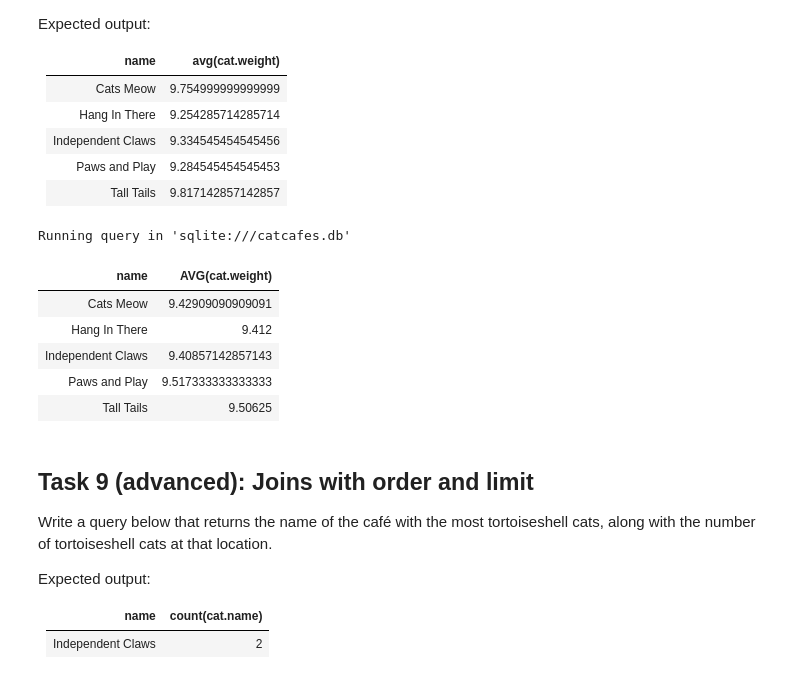
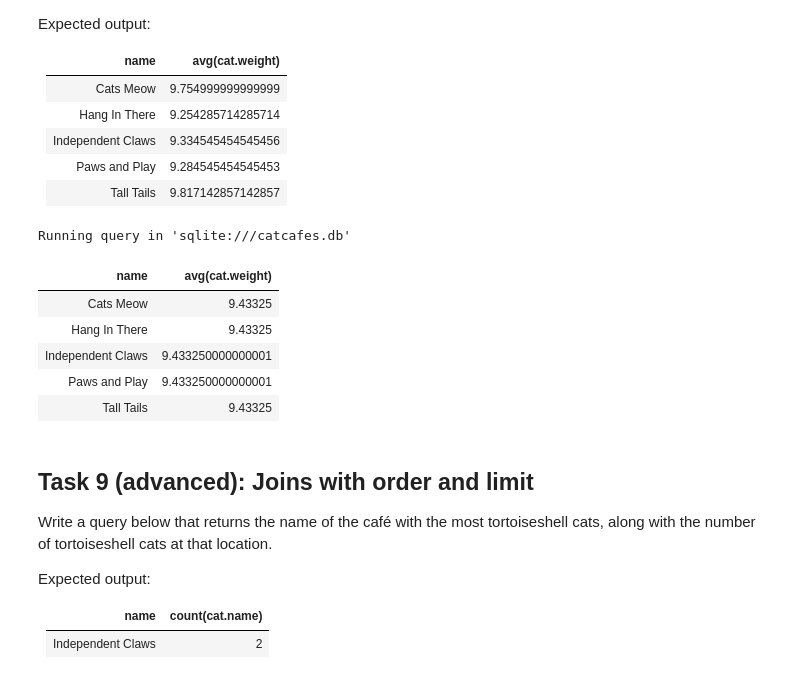
Before and after one commit to PanithanPenny/ProgrammingWithData, a Jupyter notebook: exercise-3.ipynb, the cells around one changed output. Cells and saved outputs as stored; diff of their text form; code cells hidden in the pictures.

```diff
--- a/exercise-3.ipynb
+++ b/exercise-3.ipynb
@@ -292,19 +291,20 @@ Expected output:
 |     Tall Tails    | 9.817142857142857 |
 # %%
 %%sql
-SELECT cafe.name, AVG(cat.weight)
+SELECT cafe.name, avg(cat.weight)
 FROM cat
-JOIN cat_cafe ON cat.id = cat_cafe.cat_id
+JOIN cat_cafe ON cat_id = cat_cafe.cat_id
 JOIN cafe ON cat_cafe.cafe_id = cafe.id
+WHERE cat_cafe.active = true
 GROUP BY cafe.name;
 # %% [output]
 Running query in 'sqlite:///catcafes.db'
-| name | AVG(cat.weight) |
-| Cats Meow | 9.42909090909091 |
-| Hang In There | 9.412 |
-| Independent Claws | 9.40857142857143 |
-| Paws and Play | 9.517333333333333 |
-| Tall Tails | 9.50625 |
+| name | avg(cat.weight) |
+| Cats Meow | 9.43325 |
+| Hang In There | 9.43325 |
+| Independent Claws | 9.433250000000001 |
+| Paws and Play | 9.433250000000001 |
+| Tall Tails | 9.43325 |
 # %% [markdown]
 ## Task 9 (advanced): Joins with order and limit
 
```
Also changed, not shown: parts of 3 cells of this notebook.
